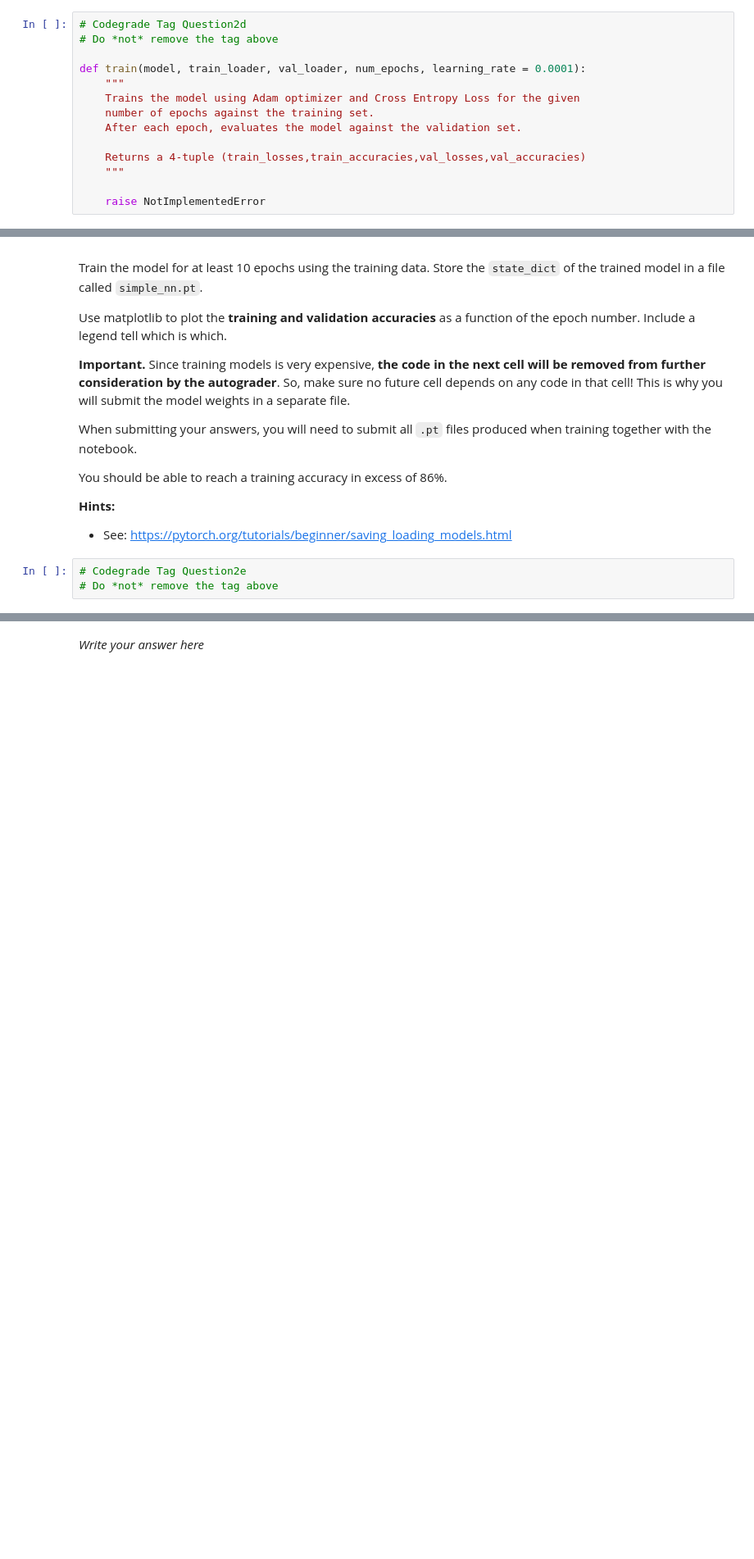
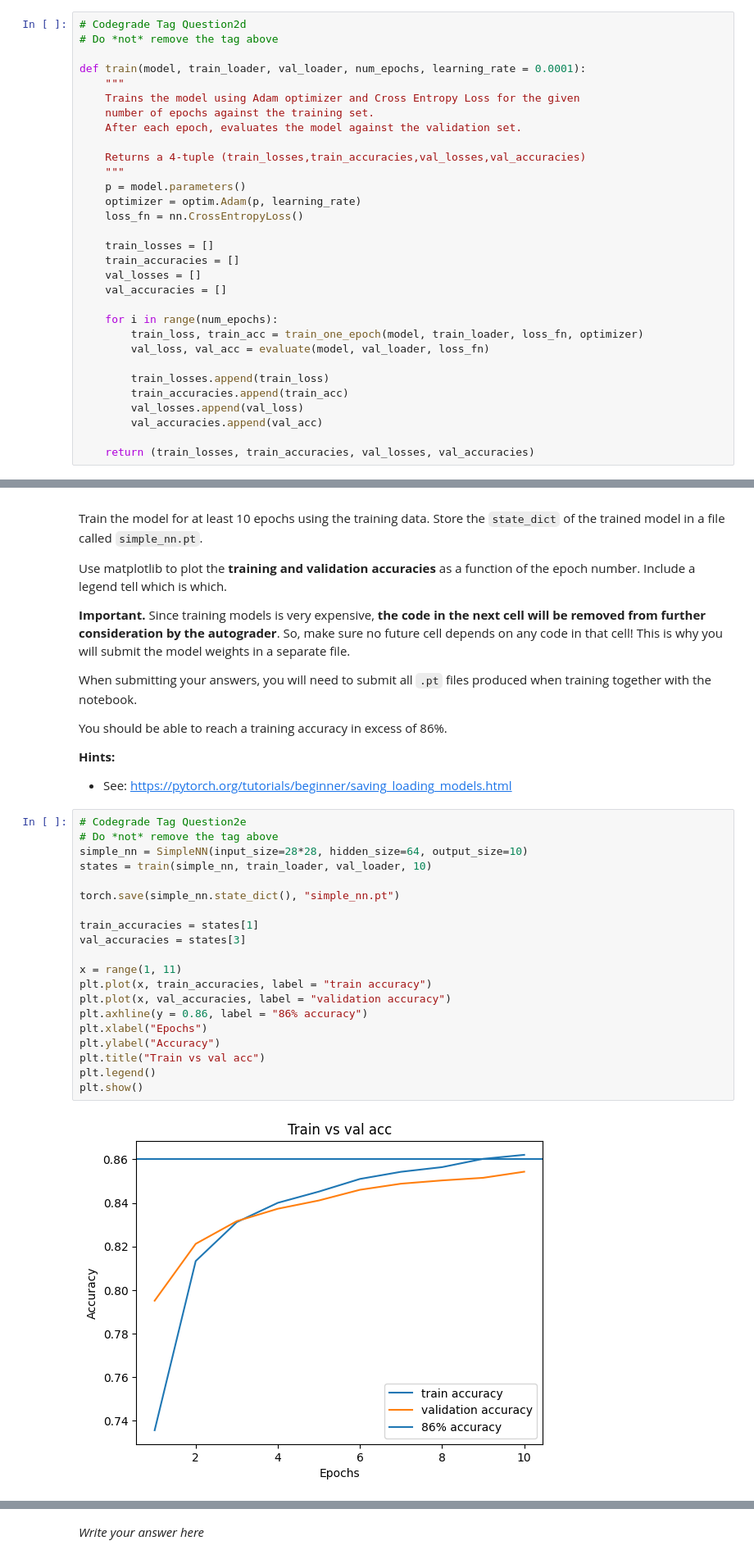
Before and after one commit to david-ferm00/data_science_and_ai, a Jupyter notebook: assignment_5/assignment5_template.ipynb, the cells around one changed output, grey strips where cells are left out. Shown at 82% size. Saved outputs shown, nothing was run; the diff lists cells and outputs as text; blank space fills up the shorter version.

```diff
--- a/assignment_5/assignment5_template.ipynb
+++ b/assignment_5/assignment5_template.ipynb
@@ -283,8 +305,25 @@ def train(model, train_loader, val_loader, num_epochs, learning_rate = 0.0001):
 
     Returns a 4-tuple (train_losses,train_accuracies,val_losses,val_accuracies)
     """
+    p = model.parameters()
+    optimizer = optim.Adam(p, learning_rate)
+    loss_fn = nn.CrossEntropyLoss()
 
-    raise NotImplementedError
+    train_losses = []
+    train_accuracies = []
+    val_losses = []
+    val_accuracies = []
+
+    for i in range(num_epochs):
+        train_loss, train_acc = train_one_epoch(model, train_loader, loss_fn, optimizer)
+        val_loss, val_acc = evaluate(model, val_loader, loss_fn)
+
+        train_losses.append(train_loss)
+        train_accuracies.append(train_acc)
+        val_losses.append(val_loss)
+        val_accuracies.append(val_acc)
+
+    return (train_losses, train_accuracies, val_losses, val_accuracies)
 # %% [markdown]
 ## Question 2e
 
@@ -303,6 +342,25 @@ You should be able to reach a training accuracy in excess of 86%.
 # %%
 # Codegrade Tag Question2e
 # Do *not* remove the tag above
+simple_nn = SimpleNN(input_size=28*28, hidden_size=64, output_size=10)
+states = train(simple_nn, train_loader, val_loader, 10)
+
+torch.save(simple_nn.state_dict(), "simple_nn.pt")
+
+train_accuracies = states[1]
+val_accuracies = states[3]
+
+x = range(1, 11)
+plt.plot(x, train_accuracies, label = "train accuracy")
+plt.plot(x, val_accuracies, label = "validation accuracy")
+plt.axhline(y = 0.86, label = "86% accuracy")
+plt.xlabel("Epochs")
+plt.ylabel("Accuracy")
+plt.title("Train vs val acc")
+plt.legend()
+plt.show()
+# %% [output]
+[figure, added]
 # %% [markdown]
 ## Question 2f
 
```
Also changed, not shown: parts of 11 cells of this notebook, 4 other files.
